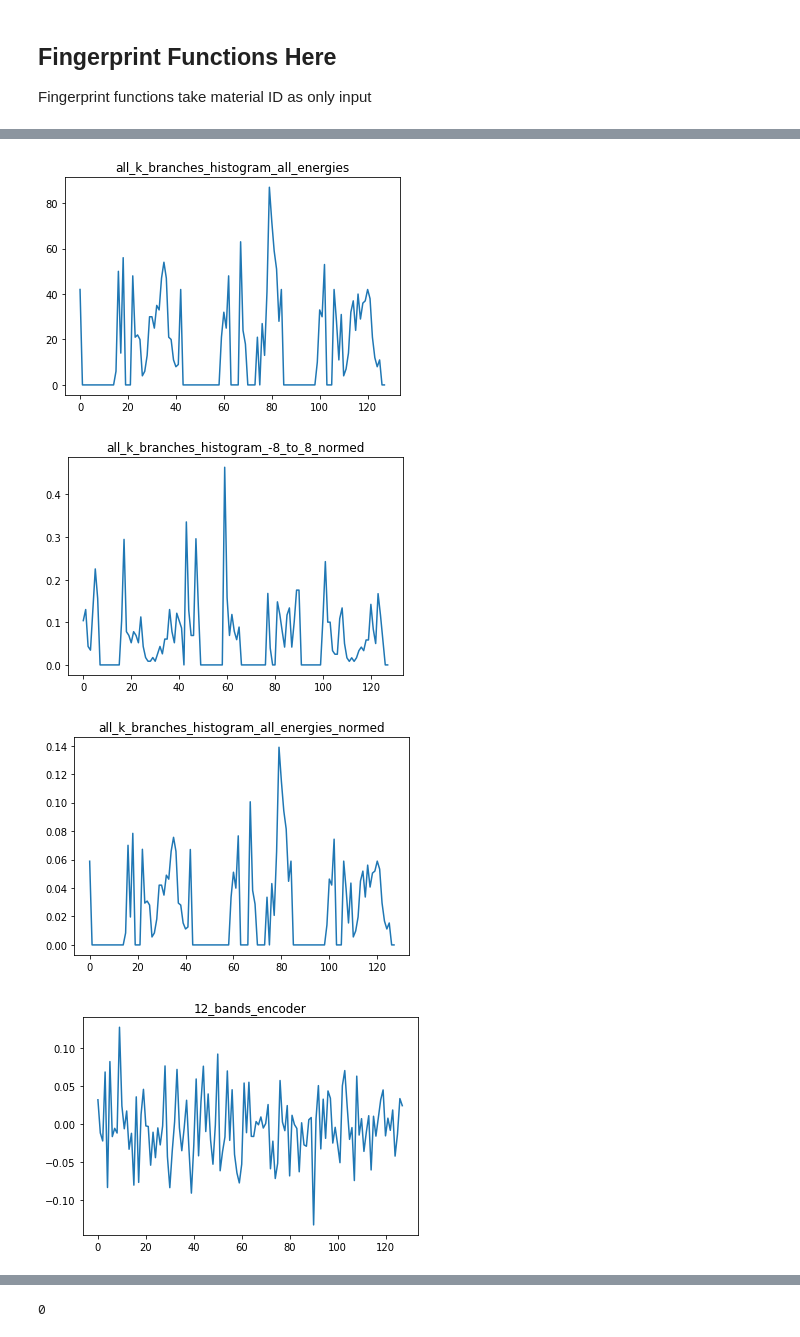
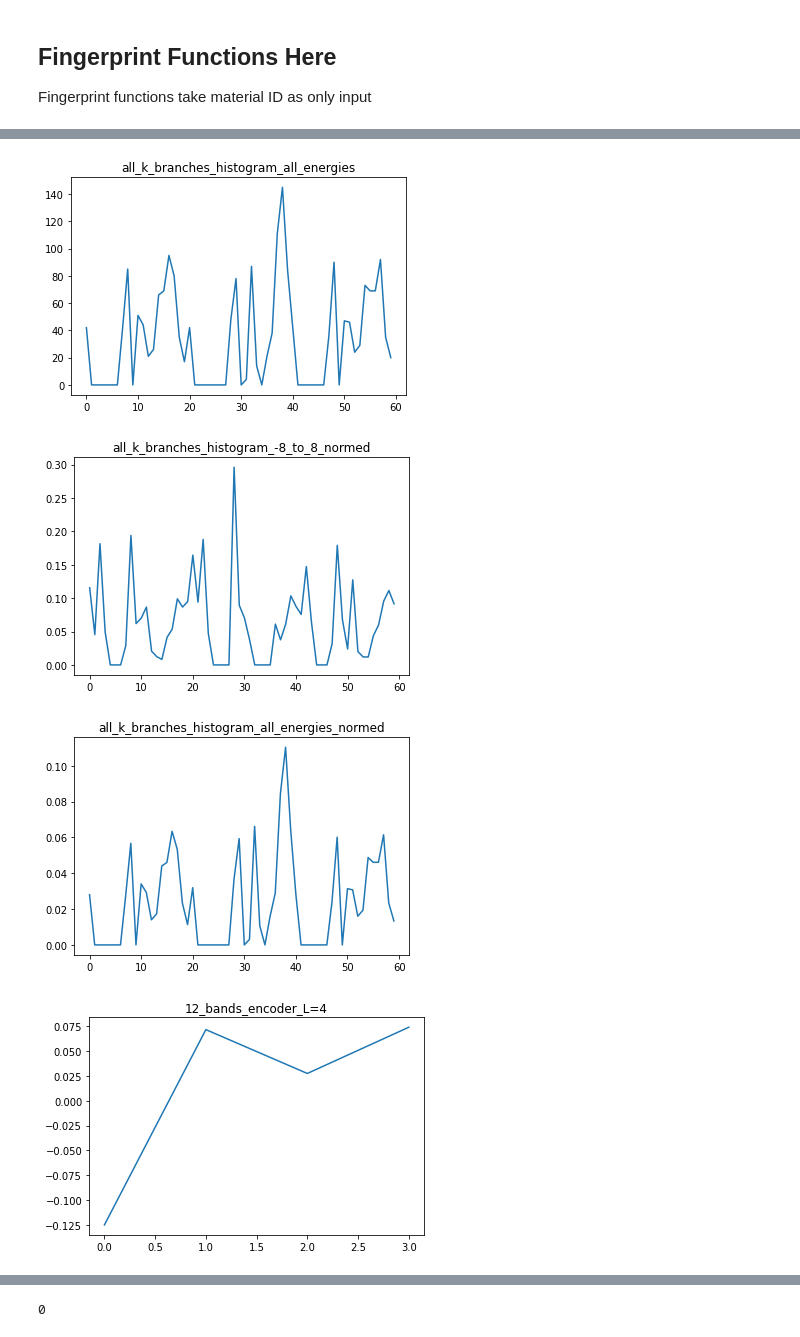
Before and after one commit to ThomasWarford/band-fingerprint, a Jupyter notebook: fingerprint_creation/2dmatpedia.ipynb, the cells around one changed output, grey strips where cells are left out. Saved outputs shown, nothing was run; the diff lists cells and outputs as text; code cells hidden in the pictures.

```diff
--- a/fingerprint_creation/2dmatpedia.ipynb
+++ b/fingerprint_creation/2dmatpedia.ipynb
@@ -41,9 +41,12 @@ from models import SimpleAutoencoder
 from src.band_plotters import *
 from src.Tiff32Image import Tiff32Image, load_tiff_uint32_image
 # %%
-FINGERPRINT_NAME = "12_bands_encoder"
+FINGERPRINT_LENGTH = 4
+# fingerprint length for old all_k_paths fingerprint, no need to change for auto-encoded prints!
+FINGERPRINT_LENGTH_old = 60
 
-FINGERPRINT_LENGTH = 128
+FINGERPRINT_NAME = "12_bands_encoder_L={0}".format(FINGERPRINT_LENGTH)
+
 WIDTH=128
 PERPLEXITY = 30
 OUTPUT_NAME = f"{FINGERPRINT_NAME}_perplexity_{PERPLEXITY}_length_{FINGERPRINT_LENGTH}.csv"
@@ -93,7 +96,7 @@ def run_trained_model_one_mat(material_id, CNN_model, input_band_image_type, wid
         return output_tensor.flatten().detach().numpy()
 
 # change path to the location of the desired trained model
-model_path = "../autoencoder/trained_models/nearest_12_v1.pkl"
+model_path = "../autoencoder/trained_models/nearest_12_v1_length_{0}.pkl".format(FINGERPRINT_LENGTH)
 # name of the energy{name} folder which holds the input band tensors
 CNN_input_file_index = "_12_nearest_bands"
 # load the model that we have already trained on the data
@@ -122,5 +109,5 @@ print(fingerprint)
 # %%
-def calc_all_k_branches_histogram_fingerprint(material_id, fingerprint_length=FINGERPRINT_LENGTH, e_range=None, normalize=False, shifted=True):
+def calc_all_k_branches_histogram_fingerprint(material_id, fingerprint_length=FINGERPRINT_LENGTH_old, e_range=None, normalize=False, shifted=True):
     filename_bands=DATA_DIRECTORY/f"bands/{material_id}.json"
     if not filename_bands.exists():
         print(f"No such file {filename_bands}")
@@ -151,7 +138,7 @@ fingerprint_functions = {
     "all_k_branches_histogram_all_energies": lambda x: calc_all_k_branches_histogram_fingerprint(x, normalize=False),
     "all_k_branches_histogram_-8_to_8_normed": lambda x: calc_all_k_branches_histogram_fingerprint(x, e_range=[-8, 8], normalize=True),
     "all_k_branches_histogram_all_energies_normed": lambda x: calc_all_k_branches_histogram_fingerprint(x, normalize=True),
-    "12_bands_encoder": lambda x: run_trained_model_one_mat(x, CNN_model=trained_model, input_band_image_type=CNN_input_file_index, width=WIDTH)
+    "12_bands_encoder_L={0}".format(FINGERPRINT_LENGTH): lambda x: run_trained_model_one_mat(x, CNN_model=trained_model, input_band_image_type=CNN_input_file_index, width=WIDTH)
 }
 
 for fingerprint_name in fingerprint_functions:
@@ -164,7 +151,7 @@ for fingerprint_name in fingerprint_functions:
-[figure, old version]
+[figure, new version]
-[figure, old version]
+[figure, new version]
-[figure, old version]
+[figure, new version]
-[figure, old version]
+[figure, new version]
 # %%
 fingerprint_array = np.zeros([len(df_material), FINGERPRINT_LENGTH])
 # %%
```
Also changed, not shown: parts of 8 cells of this notebook, 1 other file.
